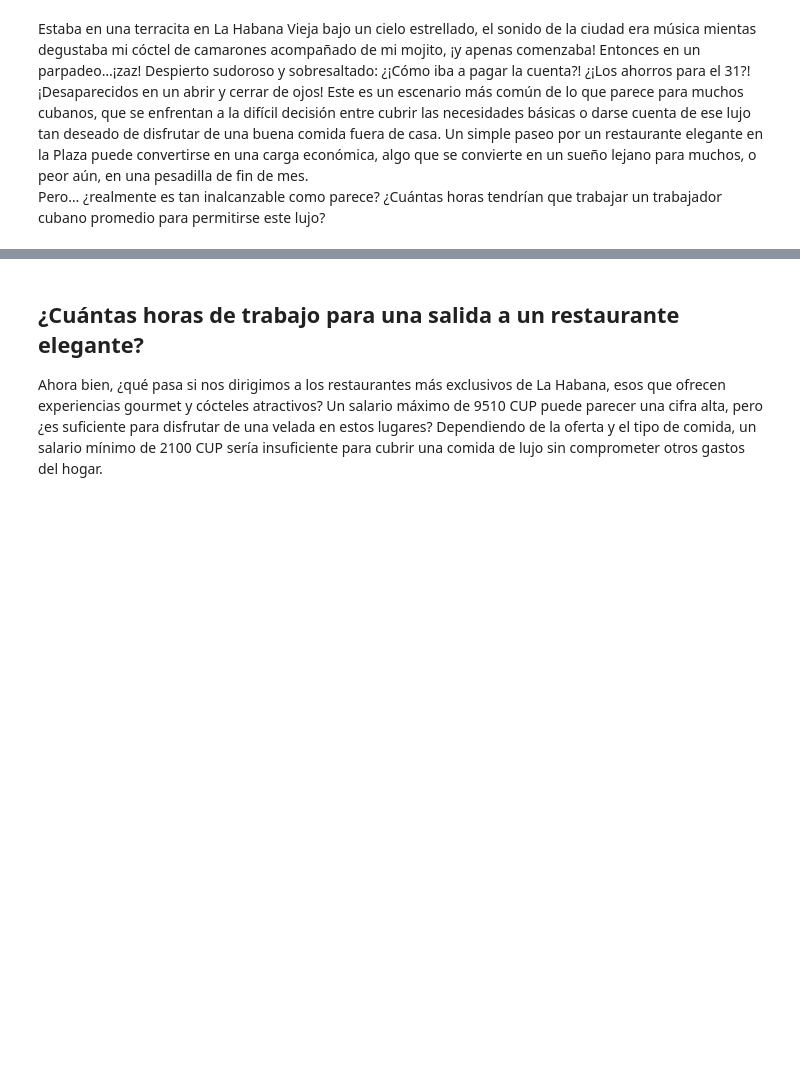
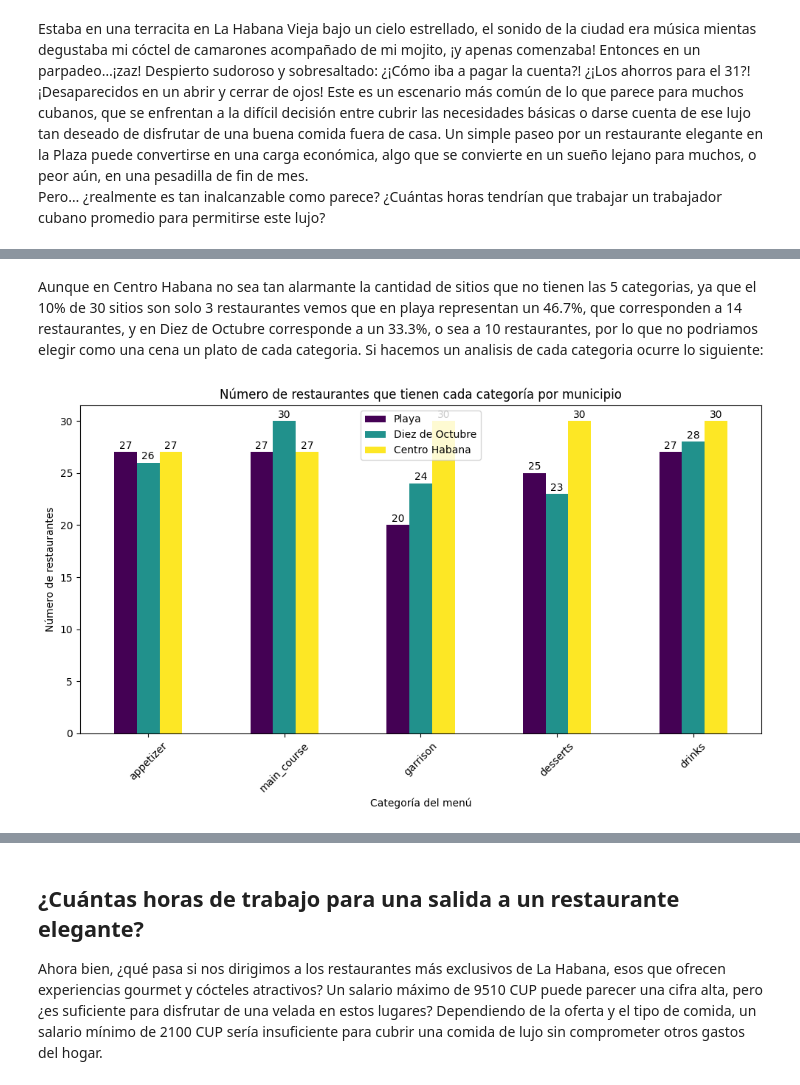
Before and after one commit to angie-rosquet/PROYECTEO-PRO-ICD, a Jupyter notebook: Un_Lujo_Para_El_Paladar.ipynb, the cells around one changed output, grey strips where cells are left out. Drawn from its saved outputs; the diff is of its cells as text; code cells hidden in the pictures; blank space fills up the shorter version.

```diff
--- a/Un_Lujo_Para_El_Paladar.ipynb
+++ b/Un_Lujo_Para_El_Paladar.ipynb
@@ -82,0 +145,6 @@ dataframe = bp.load_all(bp.route_municipality)
+# %% [markdown]
+Aunque en Centro Habana no sea tan alarmante la cantidad de sitios que no tienen las 5 categorias, ya que el 10% de 30 sitios son solo 3 restaurantes vemos que en playa representan un 46.7%, que corresponden a 14 restaurantes, y en Diez de Octubre corresponde a un 33.3%, o sea a 10 restaurantes, por lo que no podriamos elegir como una cena un plato de cada categoria. Si hacemos un analisis de cada categoria ocurre lo siguiente:
+# %%
+bp.plot_category_comparison_for_municipalities(df)
+# %% [output]
+[figure, added]
```
Also changed, not shown: parts of 58 cells of this notebook, 34 other files.
